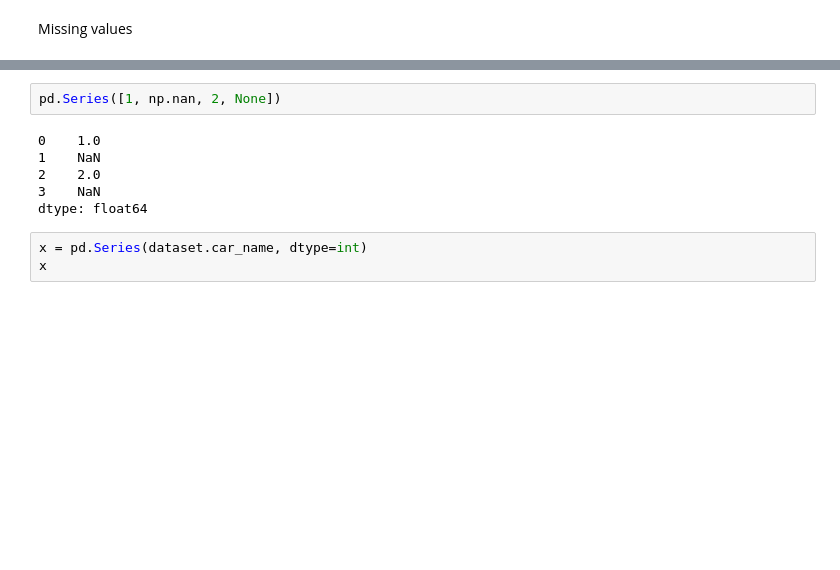
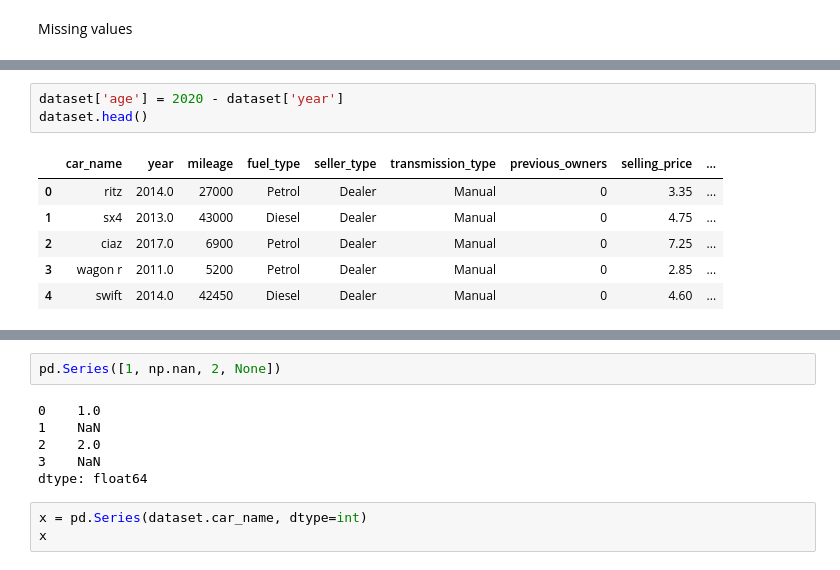
Before and after one commit to HebahAlshamlan/CITC_Task, a Jupyter notebook: CITC_Task.ipynb, the cells around one changed output, grey strips where cells are left out. Drawn from its saved outputs; the diff is of its cells as text; blank space fills up the shorter version.

```diff
--- a/CITC_Task.ipynb
+++ b/CITC_Task.ipynb
@@ -117,0 +166,10 @@ dtype: bool
+# %%
+dataset['age'] = 2020 - dataset['year']
+dataset.head()
+# %% [output]
+|  | car_name | year | mileage | fuel_type | seller_type | transmission_type | previous_owners | selling_price | ... |
+| 0 | ritz | 2014.0 | 27000 | Petrol | Dealer | Manual | 0 | 3.35 | ... |
+| 1 | sx4 | 2013.0 | 43000 | Diesel | Dealer | Manual | 0 | 4.75 | ... |
+| 2 | ciaz | 2017.0 | 6900 | Petrol | Dealer | Manual | 0 | 7.25 | ... |
+| 3 | wagon r | 2011.0 | 5200 | Petrol | Dealer | Manual | 0 | 2.85 | ... |
+| 4 | swift | 2014.0 | 42450 | Diesel | Dealer | Manual | 0 | 4.60 | ... |
```
Also changed, not shown: parts of 18 cells of this notebook.
